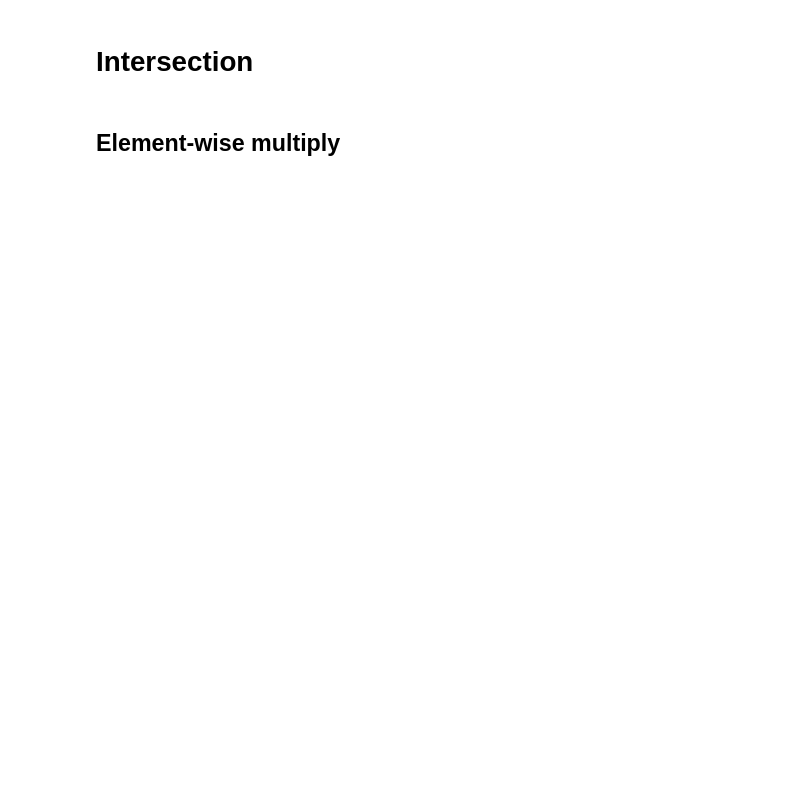
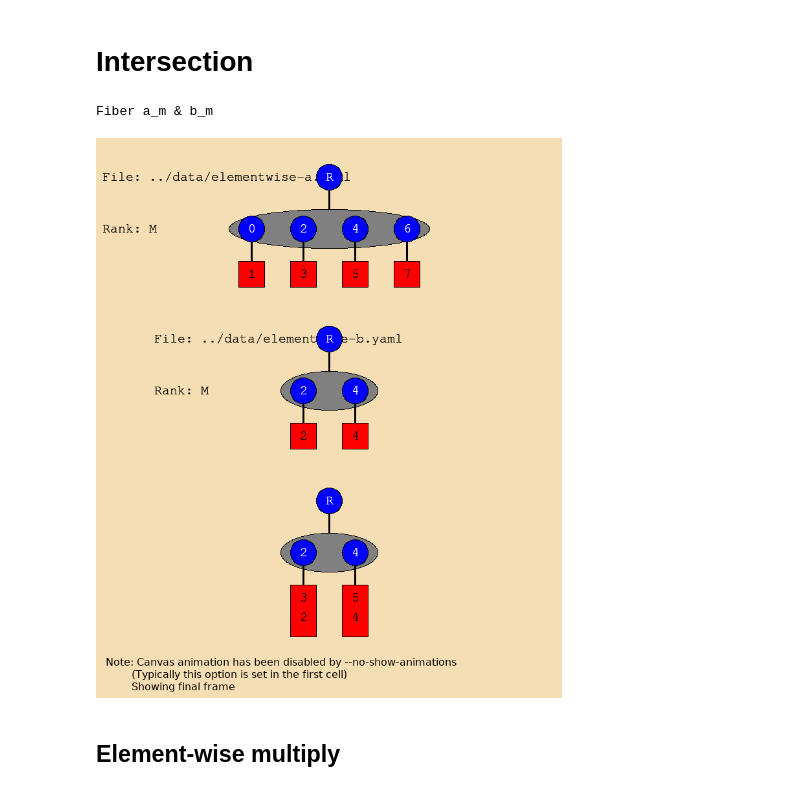
Before and after one commit to Fibertree-Project/fibertree, a Jupyter notebook: examples/ipython/fibertree.ipynb, the cells around one changed output. Cells and saved outputs as stored; diff of their text form; code cells hidden in the pictures; blank space fills up the shorter version.

```diff
--- a/examples/ipython/fibertree.ipynb
+++ b/examples/ipython/fibertree.ipynb
@@ -67,8 +116,18 @@ for m, (z_ref, a_val) in z_m << a_m:
 # %%
 # Fiber instersection
 
 a = Tensor(datafileName("elementwise-a.yaml"))
 b = Tensor(datafileName("elementwise-b.yaml"))
 
-displayTensor(a)
-displayTensor(b)
+a_m = a.getRoot()
+b_m = b.getRoot()
+
+print("Fiber a_m & b_m")
+
+z_m = a_m & b_m
+
+canvas = TensorCanvas(a, b, z_m)
+displayCanvas(canvas, width=None)
+# %% [output]
+Fiber a_m & b_m
+[figure, added]
```
Also changed, not shown: parts of 17 cells of this notebook, 4 other files.
